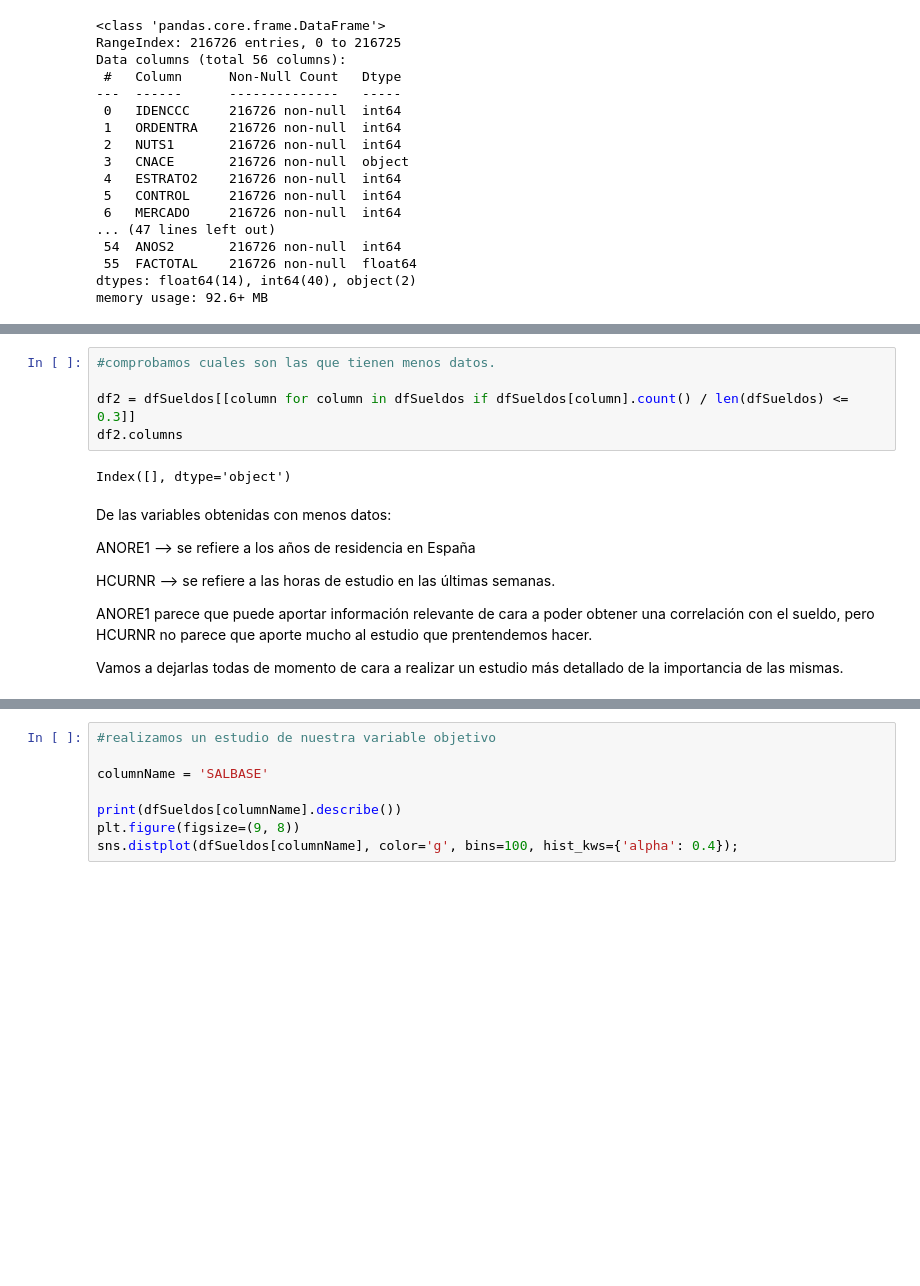
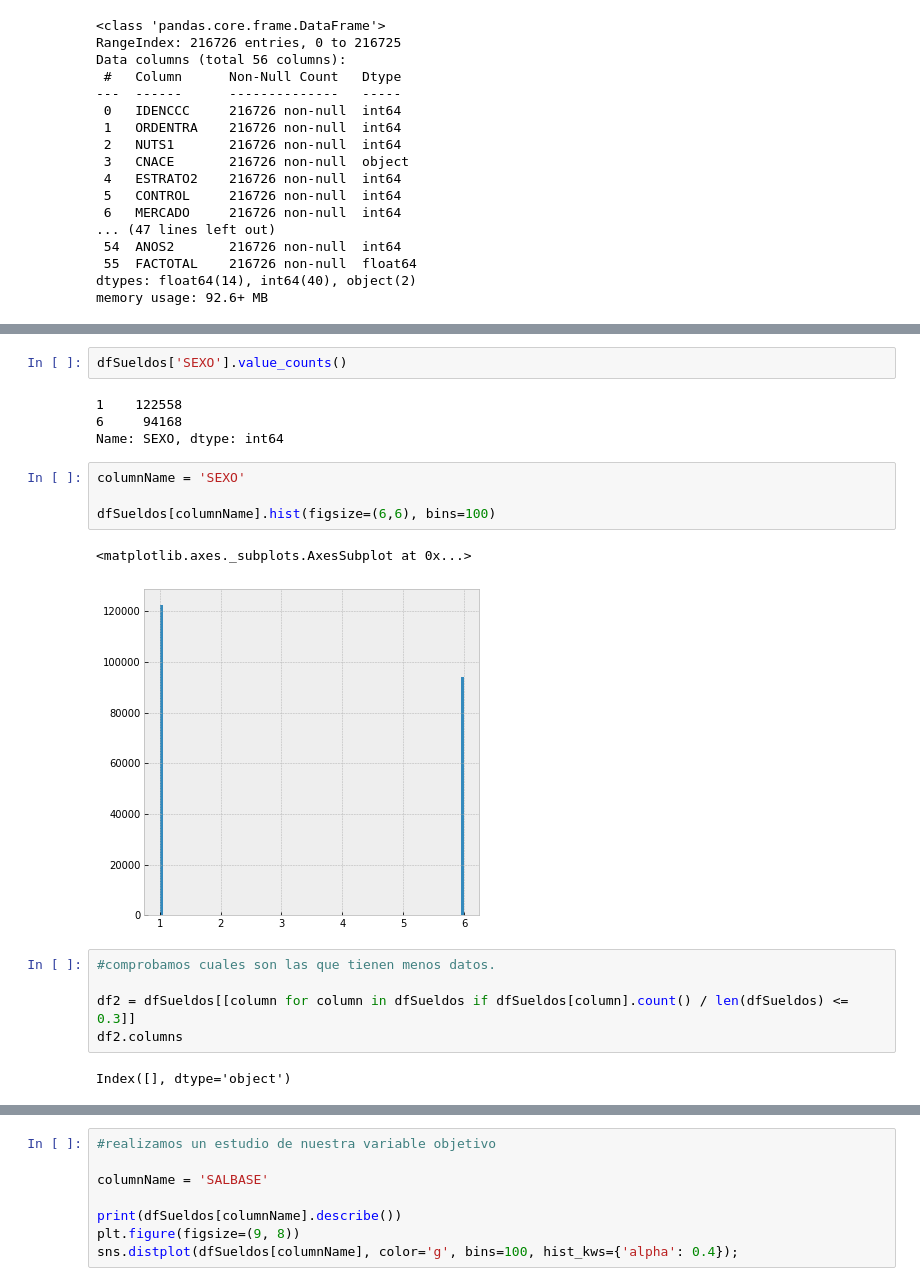
Before and after one commit to Jorge-Saura/UOC-Tipologia-Practica2, a Jupyter notebook: practica.ipynb, the cells around one changed output, grey strips where cells are left out. Cells and saved outputs as stored; diff of their text form; blank space fills up the shorter version.

```diff
--- a/practica.ipynb
+++ b/practica.ipynb
@@ -115,3 +172,16 @@ memory usage: 92.6+ MB
+# %%
+dfSueldos['SEXO'].value_counts()
+# %% [output]
+1    122558
+6     94168
+Name: SEXO, dtype: int64
+# %%
+columnName = 'SEXO'
+
+dfSueldos[columnName].hist(figsize=(6,6), bins=100)
+# %% [output]
+<matplotlib.axes._subplots.AxesSubplot at 0x...>
+[figure, added]
 # %%
 #comprobamos cuales son las que tienen menos datos.
 
@@ -119,13 +189,3 @@ df2 = dfSueldos[[column for column in dfSueldos if dfSueldos[column].count() / l
 df2.columns
 # %% [output]
 Index([], dtype='object')
-# %% [markdown]
-De las variables obtenidas con menos datos:
-
-ANORE1 --> se refiere a los años de residencia en España
-
-HCURNR --> se refiere a las horas de estudio en las últimas semanas.
-
-ANORE1 parece que puede aportar información relevante de cara a poder obtener una correlación con el sueldo, pero HCURNR no parece que aporte mucho al estudio que prentendemos hacer.
-
-Vamos a dejarlas todas de momento de cara a realizar un estudio más detallado de la importancia de las mismas.
```
Also changed, not shown: parts of 33 cells of this notebook, 2 other files.
